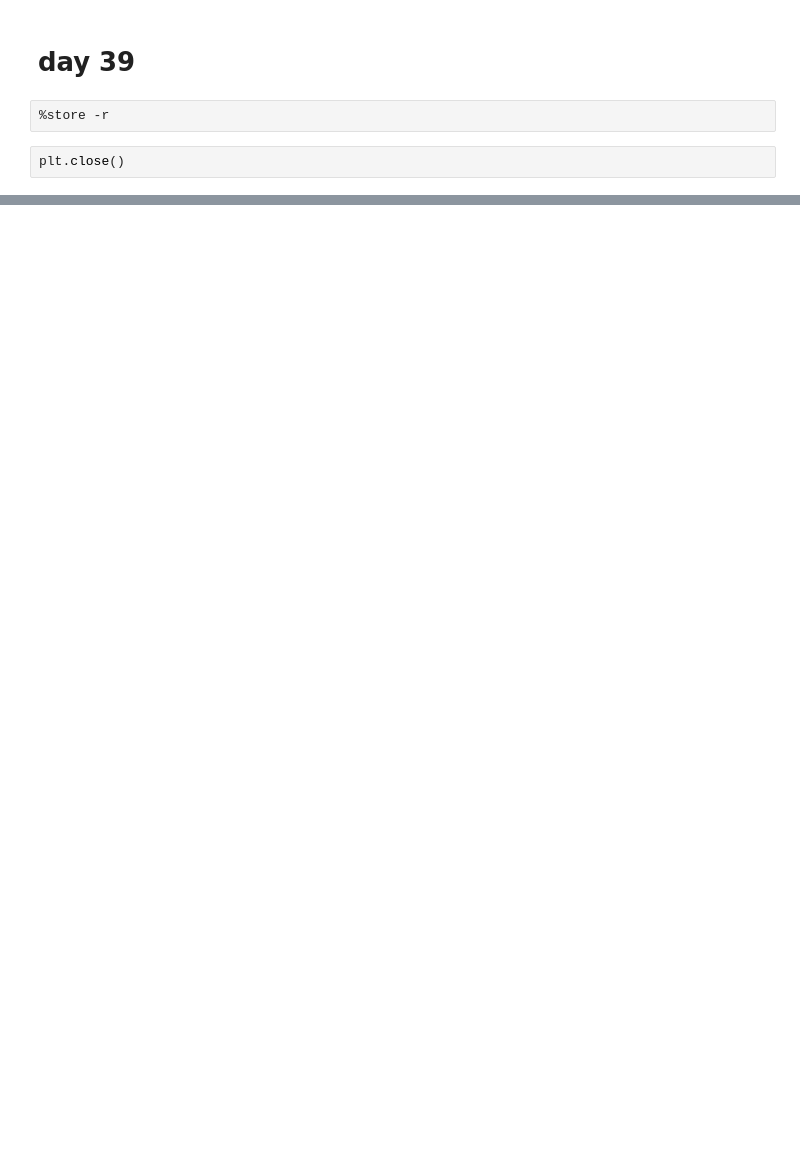
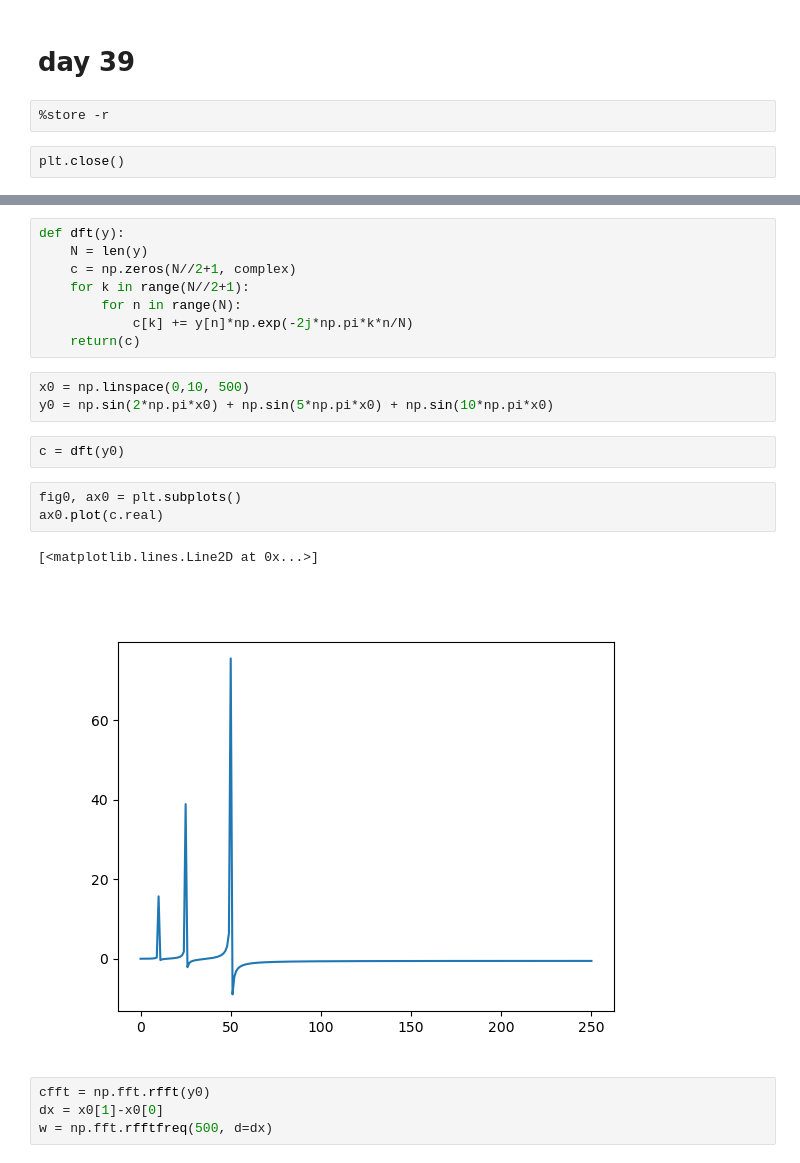
Before and after one commit to ehremington/390-2025-fall, a Jupyter notebook: develop/day39.ipynb, the cells around one changed output, grey strips where cells are left out. Drawn from its saved outputs; the diff is of its cells as text; blank space fills up the shorter version.

```diff
--- a/develop/day39.ipynb
+++ b/develop/day39.ipynb
@@ -12,0 +13,23 @@ plt.show()
+# %%
+def dft(y):
+    N = len(y)
+    c = np.zeros(N//2+1, complex)
+    for k in range(N//2+1):
+        for n in range(N):
+            c[k] += y[n]*np.exp(-2j*np.pi*k*n/N)
+    return(c)
+# %%
+x0 = np.linspace(0,10, 500)
+y0 = np.sin(2*np.pi*x0) + np.sin(5*np.pi*x0) + np.sin(10*np.pi*x0)
+# %%
+c = dft(y0)
+# %%
+fig0, ax0 = plt.subplots()
+ax0.plot(c.real)
+# %% [output]
+[<matplotlib.lines.Line2D at 0x...>]
+[figure, added]
+# %%
+cfft = np.fft.rfft(y0)
+dx = x0[1]-x0[0]
+w = np.fft.rfftfreq(500, d=dx)
```
Also changed, not shown: parts of 12 cells of this notebook, 3 other files.
